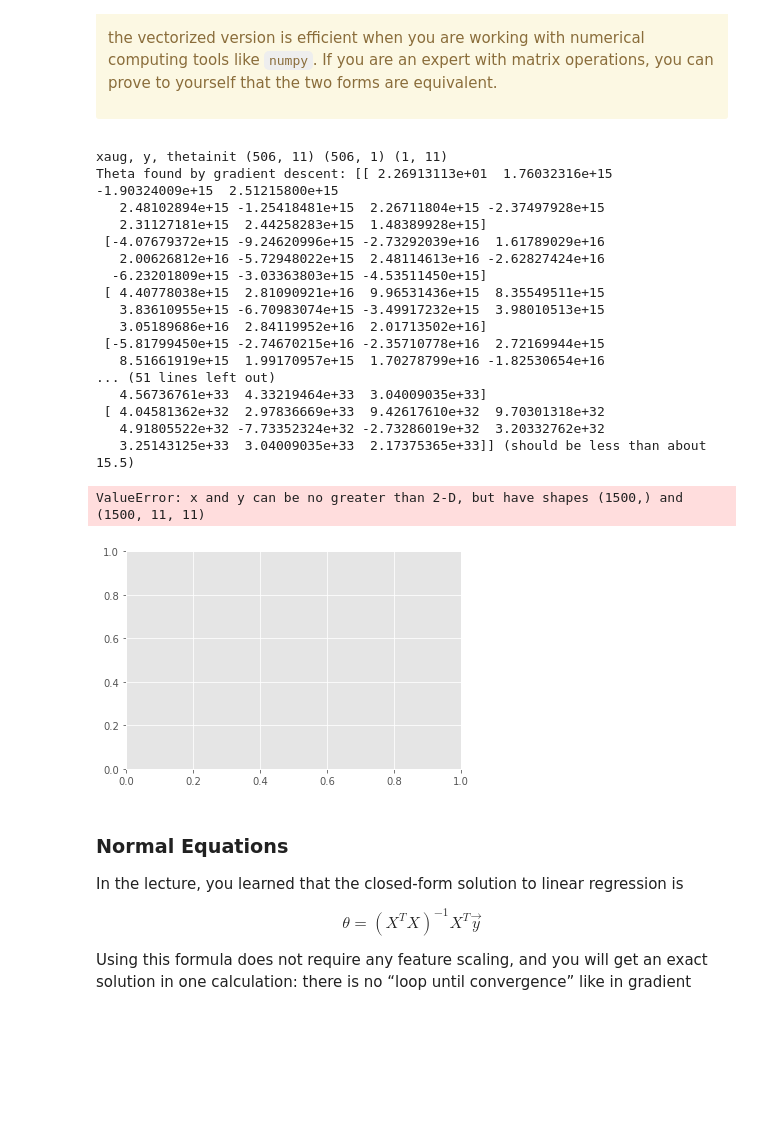
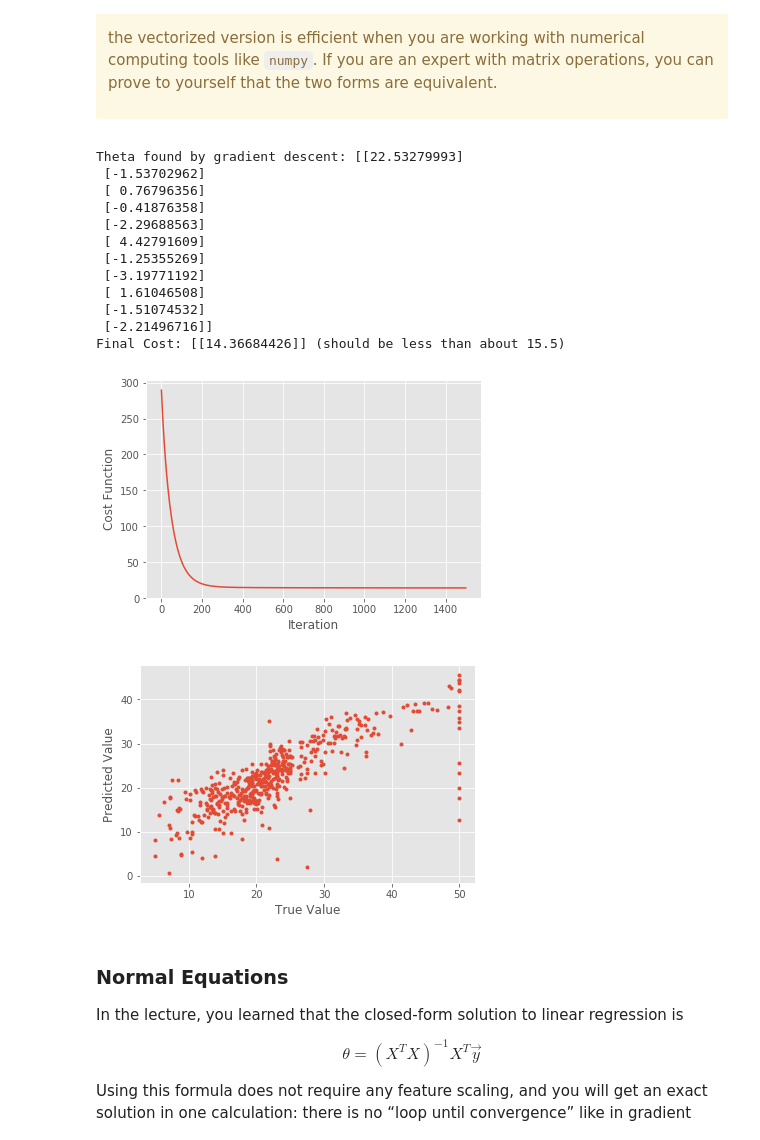
Before and after one commit to pbarrett21/Machine-Learning-Practice, a Jupyter notebook: Linear_Regression.ipynb, the cells around one changed output. Cells and saved outputs as stored; diff of their text form; code cells hidden in the pictures; blank space fills up the shorter version.

Commit message:
fixed gradientDescentMulti

```diff
--- a/Linear_Regression.ipynb
+++ b/Linear_Regression.ipynb
@@ -599,9 +599,7 @@ def computeCostMulti(X, y, theta):
     J = 0
 
     # ======================= YOUR CODE HERE ===========================
-    yeet = (X@theta - y).transpose()
-    J = (1/(2*m))*(X@theta.transpose() - y).transpose()@(X@theta.transpose() - y)
-
+    J = (1/(2*m))*(X@theta - y).transpose()@(X@theta - y)
     # ==================================================================
     return J
 # %%
@@ -653,8 +651,7 @@ def gradientDescentMulti(X, y, theta, alpha, num_iters):
     for i in range(num_iters):
 
         # ======================= YOUR CODE HERE ==========================
-        yeet = X@theta.transpose()
-        theta = theta - (alpha/m)*(X.transpose()@(X@theta.transpose() - y))
+        theta = theta - (alpha/m)*(X.transpose()@(X@theta - y))
         # =================================================================
 
         # save the cost J in every iteration
@@ -664,45 +661,45 @@ def gradientDescentMulti(X, y, theta, alpha, num_iters):
 # %%
 theta_init = np.zeros((1,11))
 
-print("xaug, y, thetainit", X_aug_multi.shape, y.shape, theta_init.shape)
+#reshape theta_init
+theta_init = theta_init.reshape((11,1))
 
 iterations = 1500
 alpha = .01
 theta_multi, J_history = gradientDescentMulti(X_aug_multi, y, theta_init, alpha, iterations)
 
 print('Theta found by gradient descent: {}'.format(theta_multi))
 print('Final Cost: {} (should be less than about 15.5)'.format(J_history[-1]))
 
+#convert J_history to np array as it wouldn't plot as list
+J_array = np.concatenate(J_history, axis=0)
+
 plt.figure()
-plt.plot(J_history)
+plt.plot(J_array)
 plt.xlabel('Iteration')
 plt.ylabel('Cost Function')
 
 # plot the linear fit
 plt.figure()
-plt.plot(y, X_aug_multi@theta_multi.T, '.')
+#remove .T
+plt.plot(y, X_aug_multi@theta_multi, '.')
 plt.xlabel('True Value');
 plt.ylabel('Predicted Value');
 # %% [output]
-xaug, y, thetainit (506, 11) (506, 1) (1, 11)
-Theta found by gradient descent: [[ 2.26913113e+01  1.76032316e+15 -1.90324009e+15  2.51215800e+15
-   2.48102894e+15 -1.25418481e+15  2.26711804e+15 -2.37497928e+15
-   2.31127181e+15  2.44258283e+15  1.48389928e+15]
- [-4.07679372e+15 -9.24620996e+15 -2.73292039e+16  1.61789029e+16
-   2.00626812e+16 -5.72948022e+15  2.48114613e+16 -2.62827424e+16
-  -6.23201809e+15 -3.03363803e+15 -4.53511450e+15]
- [ 4.40778038e+15  2.81090921e+16  9.96531436e+15  8.35549511e+15
-   3.83610955e+15 -6.70983074e+15 -3.49917232e+15  3.98010513e+15
-   3.05189686e+16  2.84119952e+16  2.01713502e+16]
- [-5.81799450e+15 -2.74670215e+16 -2.35710778e+16  2.72169944e+15
-   8.51661919e+15  1.99170957e+15  1.70278799e+16 -1.82530654e+16
-... (51 lines left out)
-   4.56736761e+33  4.33219464e+33  3.04009035e+33]
- [ 4.04581362e+32  2.97836669e+33  9.42617610e+32  9.70301318e+32
-   4.91805522e+32 -7.73352324e+32 -2.73286019e+32  3.20332762e+32
-   3.25143125e+33  3.04009035e+33  2.17375365e+33]] (should be less than about 15.5)
+Theta found by gradient descent: [[22.53279993]
+ [-1.53702962]
+ [ 0.76796356]
+ [-0.41876358]
+ [-2.29688563]
+ [ 4.42791609]
+ [-1.25355269]
+ [-3.19771192]
+ [ 1.61046508]
+ [-1.51074532]
+ [-2.21496716]]
+Final Cost: [[14.36684426]] (should be less than about 15.5)
-ValueError: x and y can be no greater than 2-D, but have shapes (1500,) and (1500, 11, 11)
-[figure, old version]
+[figure, new version]
+[figure, added]
 # %% [markdown]
 ### Normal Equations
 
```
Also changed, not shown: parts of 1 cell of this notebook.
